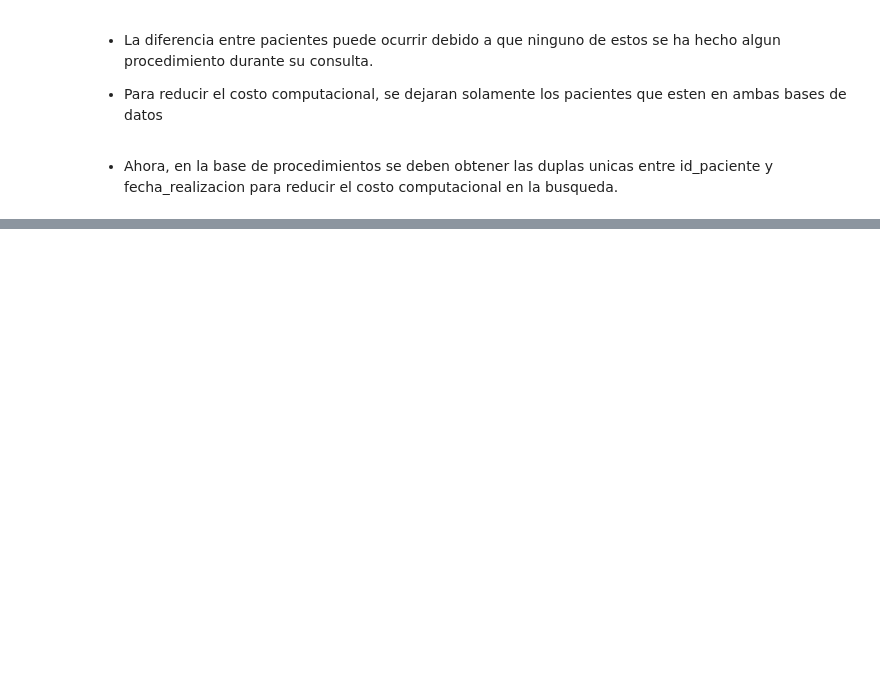
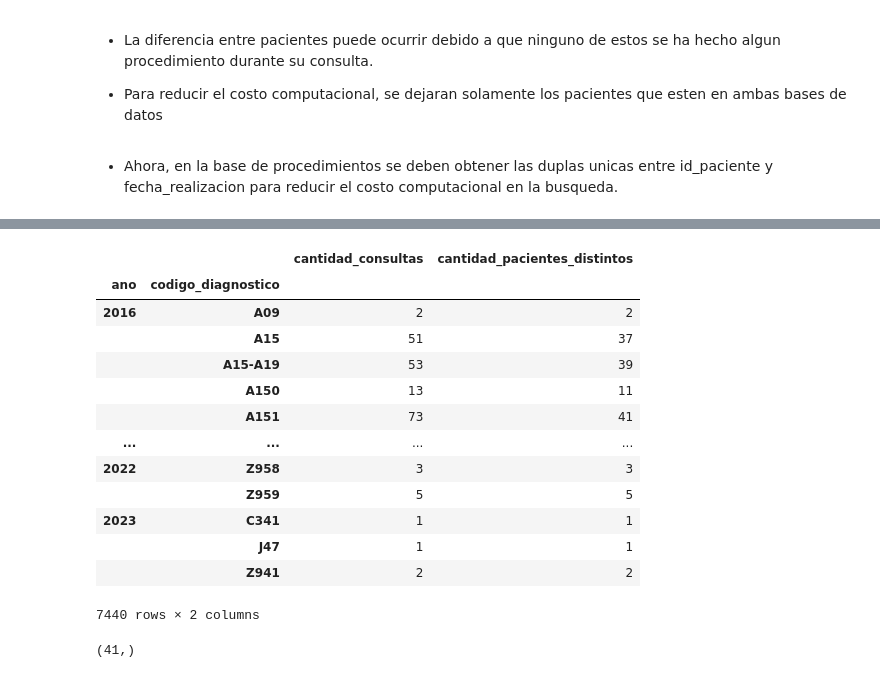
Before and after one commit to JavierRojas14/int-ambulatorio, a Jupyter notebook: notebooks/2.0-jrb-time-series-analysis.ipynb, the cells around one changed output, grey strips where cells are left out. Drawn from its saved outputs; the diff is of its cells as text; code cells hidden in the pictures; blank space fills up the shorter version.

```diff
--- a/notebooks/2.0-jrb-time-series-analysis.ipynb
+++ b/notebooks/2.0-jrb-time-series-analysis.ipynb
@@ -273,0 +279,24 @@ union_procedimientos_2
+# %%
+df_diagnosticos.groupby(["ano", "codigo_diagnostico"]).agg(
+    cantidad_consultas=("codigo_diagnostico", "count"),
+    cantidad_pacientes_distintos=("id_paciente", "nunique"),
+)
+# %% [output]
+|  |  | cantidad_consultas | cantidad_pacientes_distintos |
+| ano | codigo_diagnostico |  |  |
+| 2016 | A09 | 2 | 2 |
+|  | A15 | 51 | 37 |
+|  | A15-A19 | 53 | 39 |
+|  | A150 | 13 | 11 |
+|  | A151 | 73 | 41 |
+| ... | ... | ... | ... |
+| 2022 | Z958 | 3 | 3 |
+|  | Z959 | 5 | 5 |
+| 2023 | C341 | 1 | 1 |
+|  | J47 | 1 | 1 |
+|  | Z941 | 2 | 2 |
+7440 rows × 2 columns
+# %%
+df_diagnosticos.query("ano == 2016 and codigo_diagnostico == 'A151'").id_paciente.value_counts().shape
+# %% [output]
+(41,)
```
Also changed, not shown: parts of 4 cells of this notebook.
